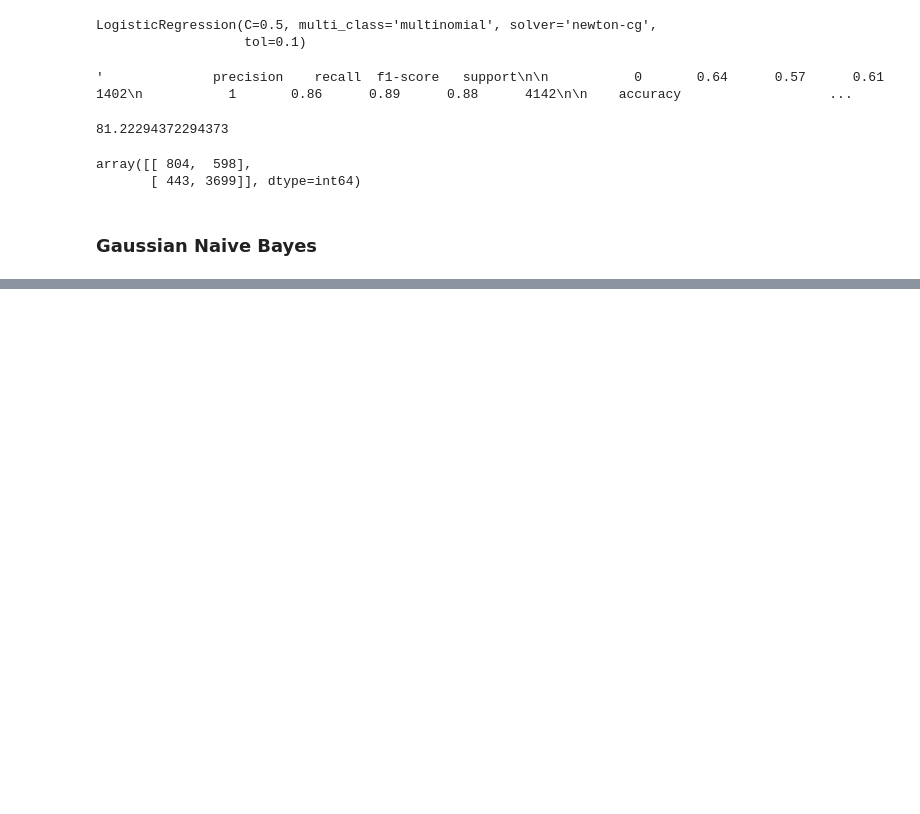
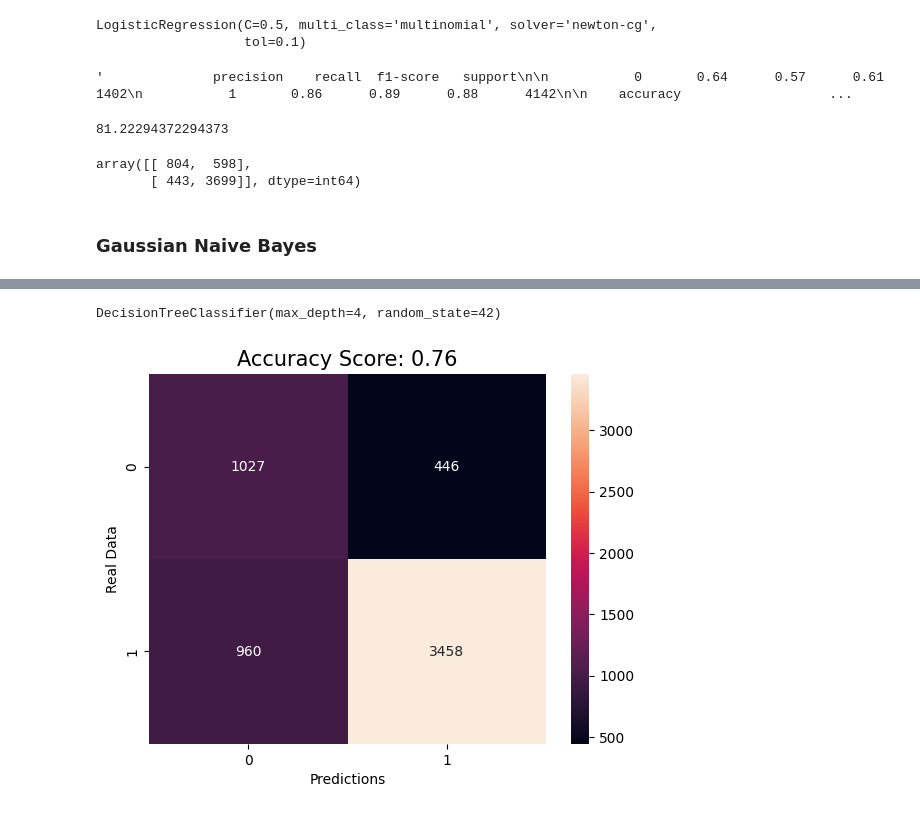
Before and after one commit to goksuturac/AnalysisCustomerLoss, a Jupyter notebook: machine_learning.ipynb, the cells around one changed output, grey strips where cells are left out. Cells and saved outputs as stored; diff of their text form; code cells hidden in the pictures; blank space fills up the shorter version.

```diff
--- a/machine_learning.ipynb
+++ b/machine_learning.ipynb
@@ -647,0 +748,18 @@ ValueError: Found input variables with inconsistent numbers of samples: [5891, 5
+# %%
+x_train, x_test, y_train, y_test = train_test_split(x,y, test_size=0.85, random_state=42)
+DecisionTree = DecisionTreeClassifier(max_depth = 4, random_state=42)
+DecisionTree.fit(x_train, y_train)
+# %% [output]
+DecisionTreeClassifier(max_depth=4, random_state=42)
+# %%
+predictions = DecisionTree.predict(x_test)
+score = round(accuracy_score(y_test, predictions), 2)
+ConfusionMatrix = ConfusionMatrix(y_test, predictions)
+sns.heatmap(ConfusionMatrix, annot=True, fmt=".0f")
+sns.set_palette("deep")
+plt.xlabel('Predictions')
+plt.ylabel('Real Data')
+plt.title('Accuracy Score: {0}'.format(score), size = 15)
+plt.show()
+# %% [output]
+[figure, added]
```
Also changed, not shown: parts of 19 cells of this notebook, 2 other files.
